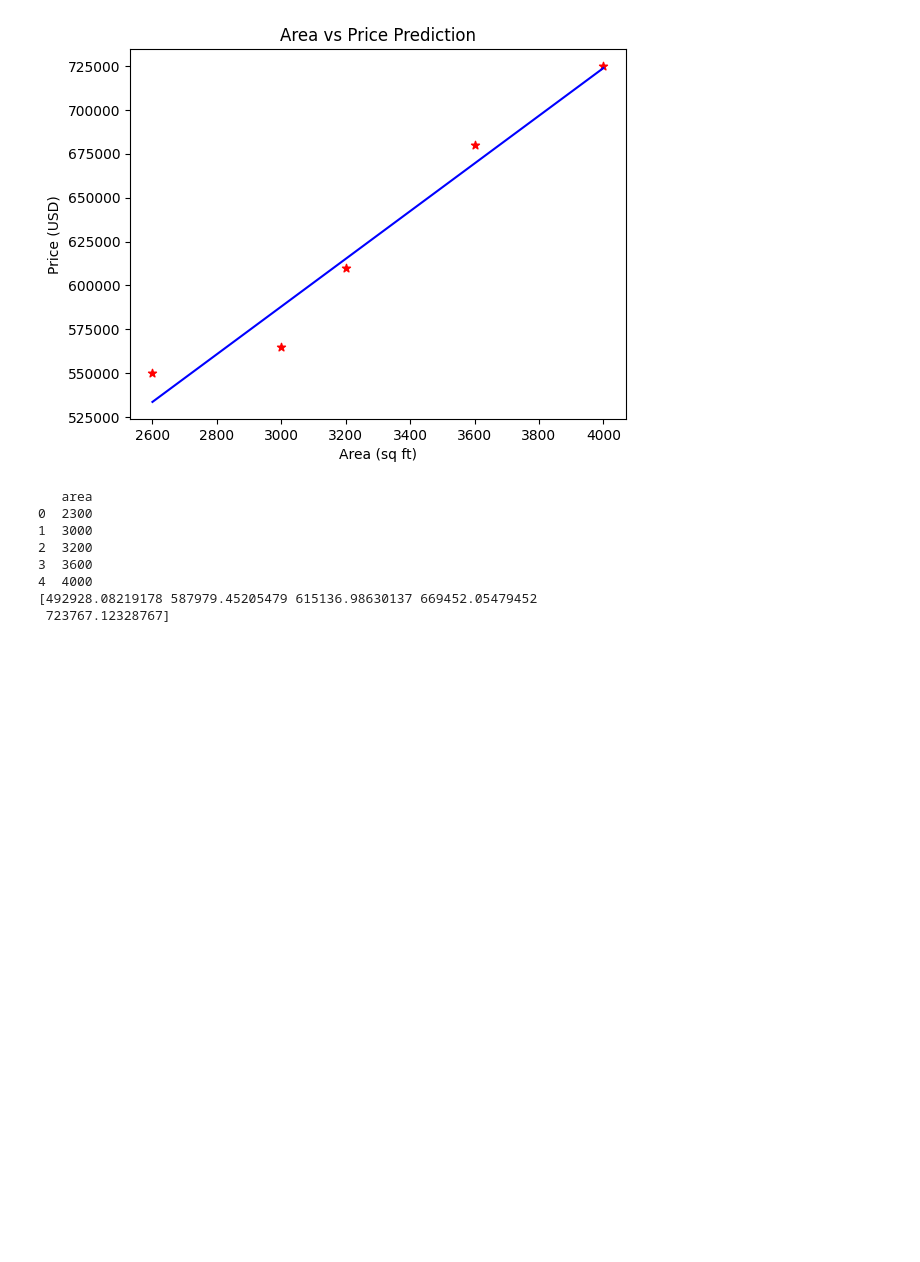
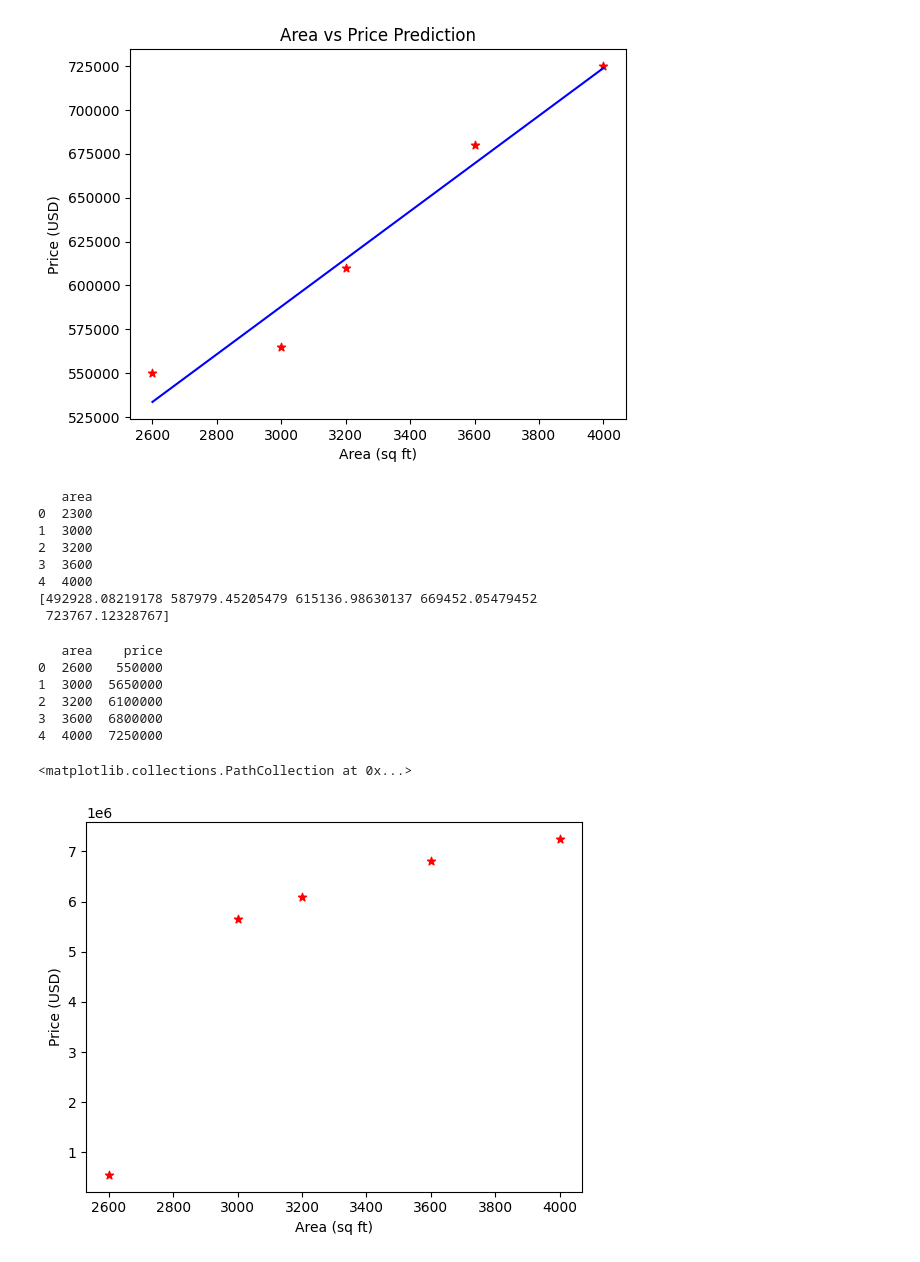
Before and after one commit to Shalomhosheya/MachineLearning, a Jupyter notebook: main.ipynb, the cells around one changed output. Drawn from its saved outputs; the diff is of its cells as text; code cells hidden in the pictures; blank space fills up the shorter version.

```diff
--- a/main.ipynb
+++ b/main.ipynb
@@ -62,5 +62,20 @@ d.to_csv("New2.csv",index=False)
 # %%
 import pandas as pd
 import numpy as np
 import matplotlib.pyplot as plt
-from sklearn import linear_models
+from sklearn import linear_model
+
+df = pd.read_csv("housedata.csv")
+print(df)
+plt.xlabel("Area (sq ft)")
+plt.ylabel("Price (USD)")
+plt.scatter(df.area,df.price, color="red",marker="*")
+# %% [output]
+   area    price
+0  2600   550000
+1  3000  5650000
+2  3200  6100000
+3  3600  6800000
+4  4000  7250000
+<matplotlib.collections.PathCollection at 0x...>
+[figure, added]
```
Also changed, not shown: parts of 1 cell of this notebook, 1 other file.
